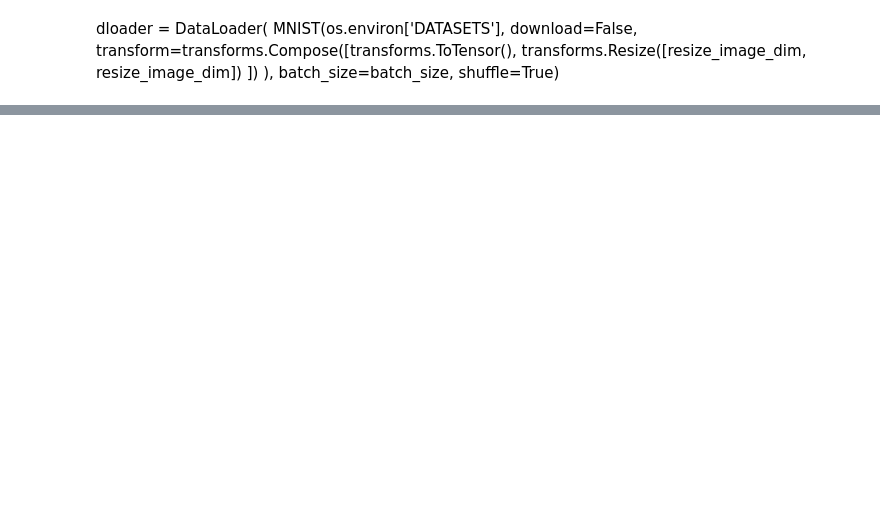
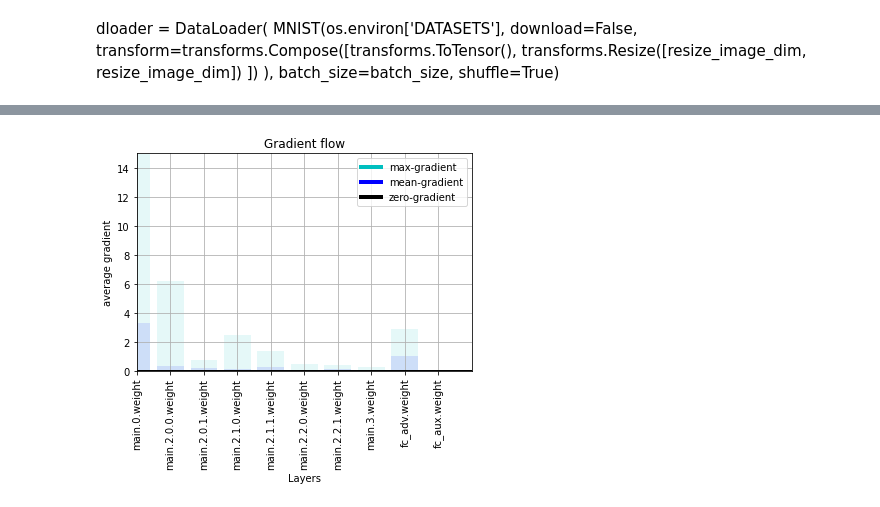
Before and after one commit to BenoitLeguay/GAN_IconClass, a Jupyter notebook: ACGAN.ipynb, the cells around one changed output, grey strips where cells are left out. Saved outputs shown, nothing was run; the diff lists cells and outputs as text; code cells hidden in the pictures; blank space fills up the shorter version.

```diff
--- a/ACGAN.ipynb
+++ b/ACGAN.ipynb
@@ -141,0 +207,34 @@ torch.int64
+# %%
+from matplotlib.lines import Line2D
+
+def plot_grad_flow(named_parameters):
+    '''Plots the gradients flowing through different layers in the net during training.
+    Can be used for checking for possible gradient vanishing / exploding problems.
+
+    Usage: Plug this function in Trainer class after loss.backwards() as
+    "plot_grad_flow(self.model.named_parameters())" to visualize the gradient flow'''
+    ave_grads = []
+    max_grads= []
+    layers = []
+    for n, p in named_parameters:
+        if(p.requires_grad) and ("bias" not in n):
+            layers.append(n)
+            ave_grads.append(p.grad.abs().mean())
+            max_grads.append(p.grad.abs().max())
+    plt.bar(np.arange(len(max_grads)), max_grads, alpha=0.1, lw=1, color="c")
+    plt.bar(np.arange(len(max_grads)), ave_grads, alpha=0.1, lw=1, color="b")
+    plt.hlines(0, 0, len(ave_grads)+1, lw=2, color="k" )
+    plt.xticks(range(0,len(ave_grads), 1), layers, rotation="vertical")
+    plt.xlim(left=0, right=len(ave_grads))
+    plt.ylim(bottom = -0.001, top=15) # zoom in on the lower gradient regions
+    plt.xlabel("Layers")
+    plt.ylabel("average gradient")
+    plt.title("Gradient flow")
+    plt.grid(True)
+    plt.legend([Line2D([0], [0], color="c", lw=4),
+                Line2D([0], [0], color="b", lw=4),
+                Line2D([0], [0], color="k", lw=4)], ['max-gradient', 'mean-gradient', 'zero-gradient'])
+# %%
+plot_grad_flow(gan.discriminator.named_parameters())
+# %% [output]
+[figure, added]
```
Also changed, not shown: parts of 24 cells of this notebook, 10 other files.
